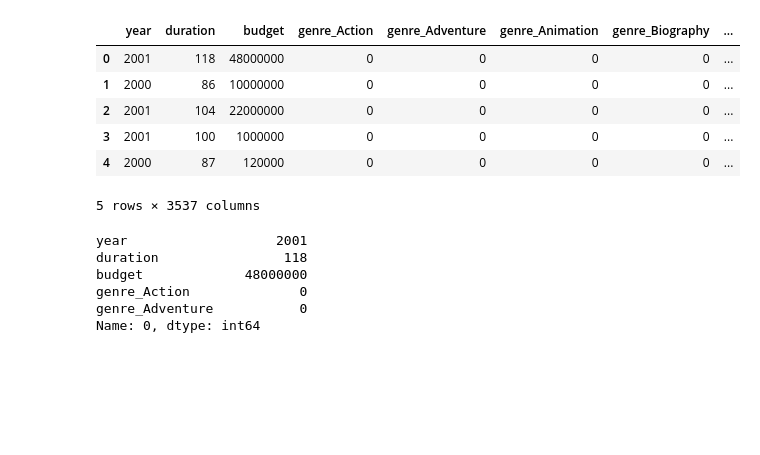
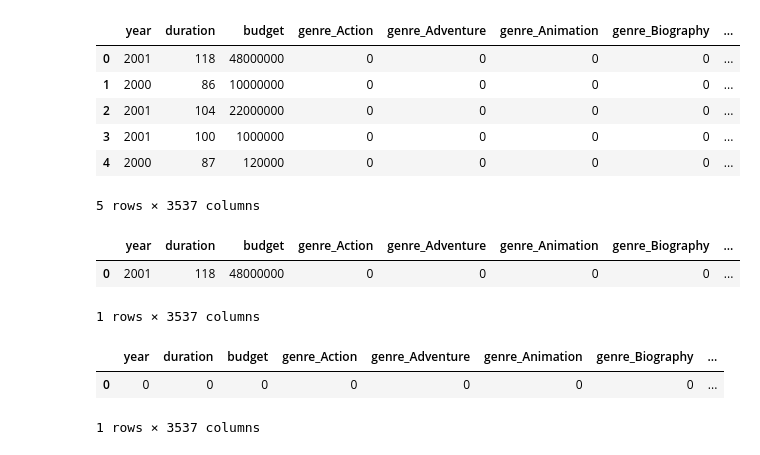
Before and after one commit to dclarke044/Final_Project, a Jupyter notebook: ML Models/rf_model.ipynb, the cells around one changed output. Drawn from its saved outputs; the diff is of its cells as text; code cells hidden in the pictures; blank space fills up the shorter version.

Commit message:
Update rf_model
Create test dataframe and predict using test data

```diff
--- a/ML Models/rf_model.ipynb
+++ b/ML Models/rf_model.ipynb
@@ -227,15 +229,19 @@ test_array.head()
 | 3 | 2001 | 100 | 1000000 | 0 | 0 | 0 | 0 | ... |
 | 4 | 2000 | 87 | 120000 | 0 | 0 | 0 | 0 | ... |
 5 rows × 3537 columns
-# %%
-test_array2 = test_array.iloc[0]
-test_array2.head()
-# %% [output]
-year                   2001
-duration                118
-budget             48000000
-genre_Action              0
-genre_Adventure           0
-Name: 0, dtype: int64
-# %% [markdown]
-##
+# %%
+# Make new dataframe of just 1 row
+test_array2 = test_array.head(1)
+test_array2
+# %% [output]
+|  | year | duration | budget | genre_Action | genre_Adventure | genre_Animation | genre_Biography | ... |
+| 0 | 2001 | 118 | 48000000 | 0 | 0 | 0 | 0 | ... |
+1 rows × 3537 columns
+# %%
+# Replace all values in test with 0
+empty_test = test_array2.replace(test_array2, 0)
+empty_test
+# %% [output]
+|  | year | duration | budget | genre_Action | genre_Adventure | genre_Animation | genre_Biography | ... |
+| 0 | 0 | 0 | 0 | 0 | 0 | 0 | 0 | ... |
+1 rows × 3537 columns
```
Also changed, not shown: parts of 13 cells of this notebook, 1 other file.
